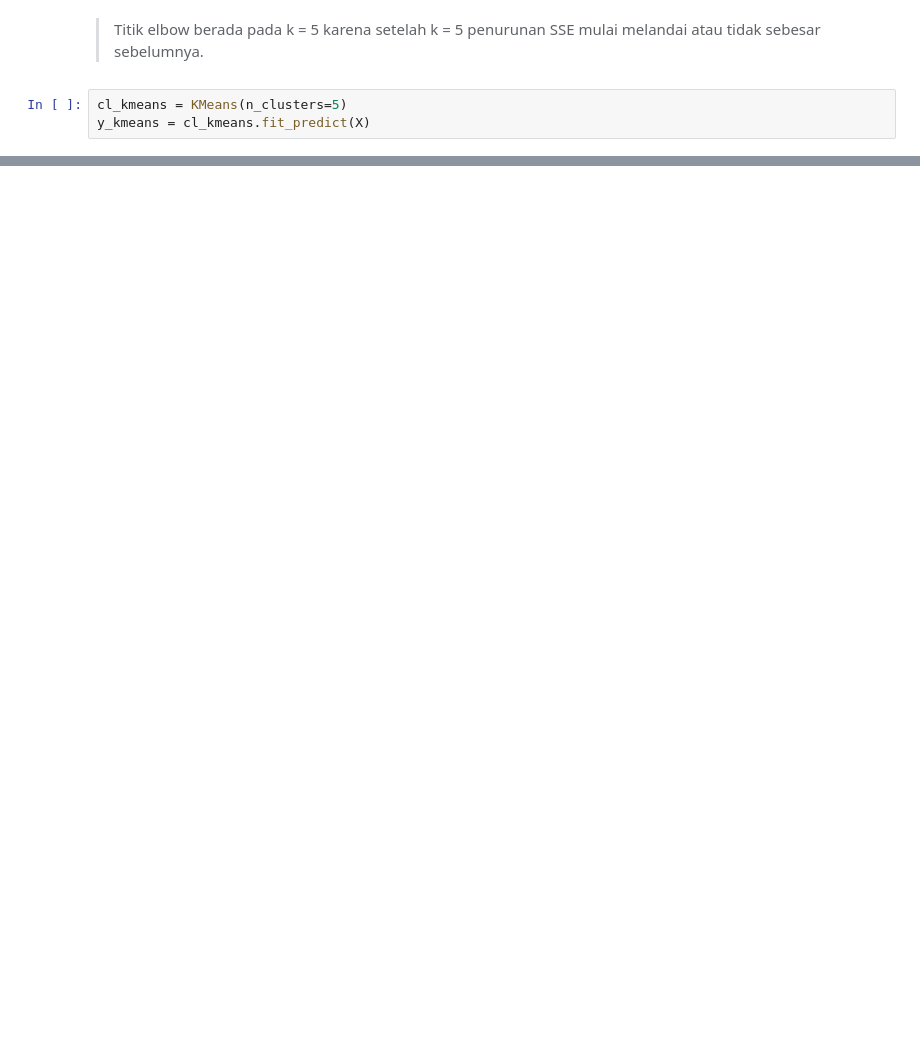
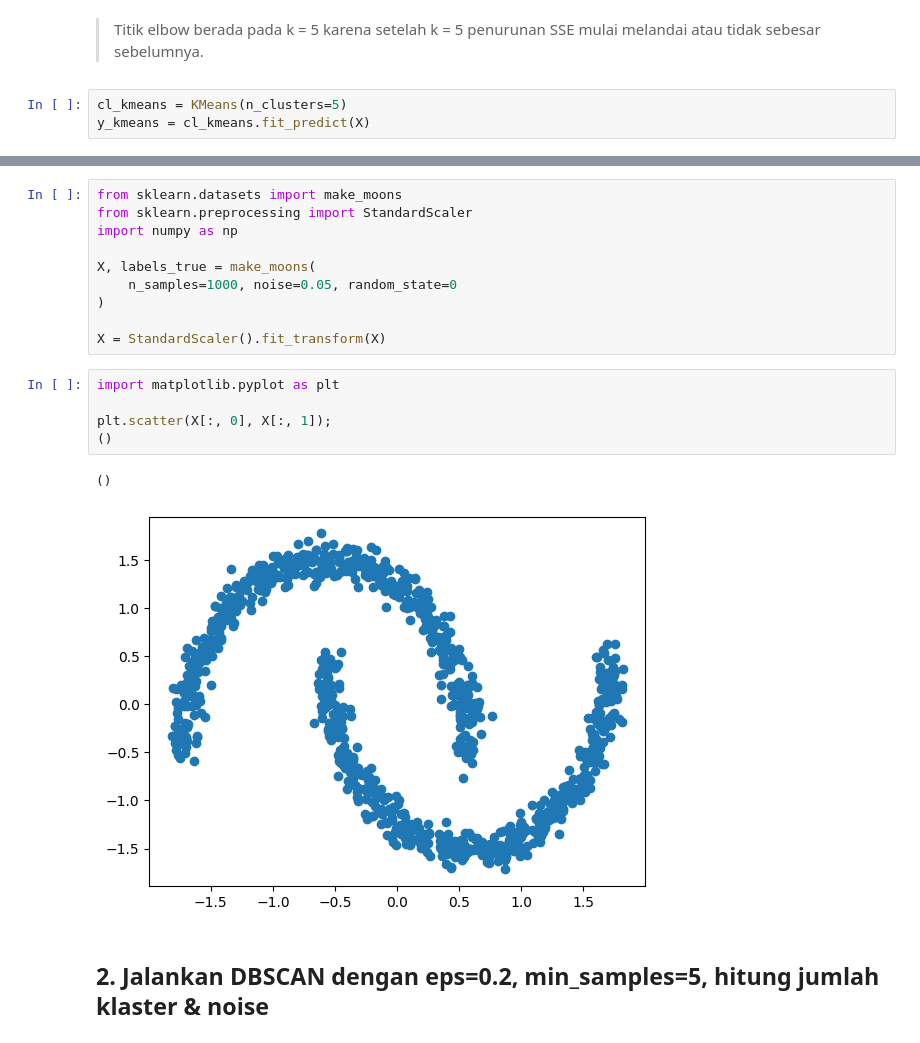
Before and after one commit to Raditya-Z/MachineLearning_244107020144, a Jupyter notebook: JS-04/JS-04_TugasPraktikum.ipynb, the cells around one changed output, grey strips where cells are left out. Cells and saved outputs as stored; diff of their text form; blank space fills up the shorter version.

```diff
--- a/JS-04/JS-04_TugasPraktikum.ipynb
+++ b/JS-04/JS-04_TugasPraktikum.ipynb
@@ -72,0 +124,20 @@ centers = cl_kmeans.
+# %%
+from sklearn.datasets import make_moons
+from sklearn.preprocessing import StandardScaler
+import numpy as np
+
+X, labels_true = make_moons(
+    n_samples=1000, noise=0.05, random_state=0
+)
+
+X = StandardScaler().fit_transform(X)
+# %%
+import matplotlib.pyplot as plt
+
+plt.scatter(X[:, 0], X[:, 1]);
+()
+# %% [output]
+()
+[figure, added]
+# %% [markdown]
+## 2. Jalankan DBSCAN dengan eps=0.2, min_samples=5, hitung jumlah klaster & noise
```
Also changed, not shown: parts of 19 cells of this notebook.
